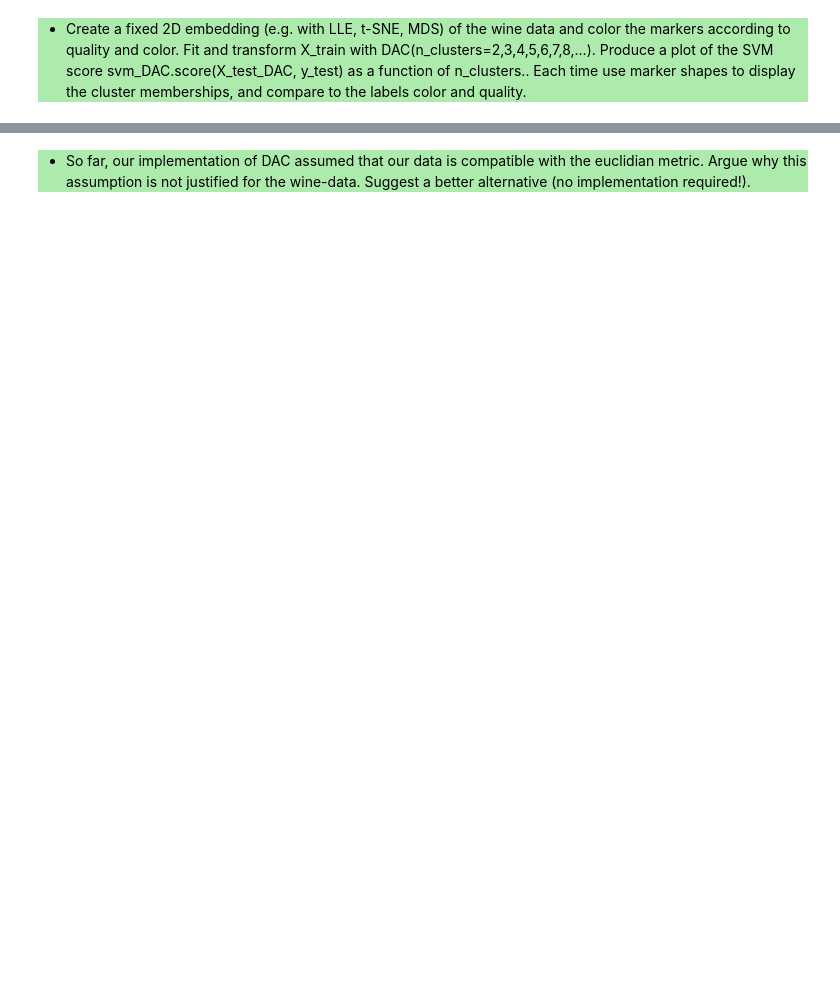
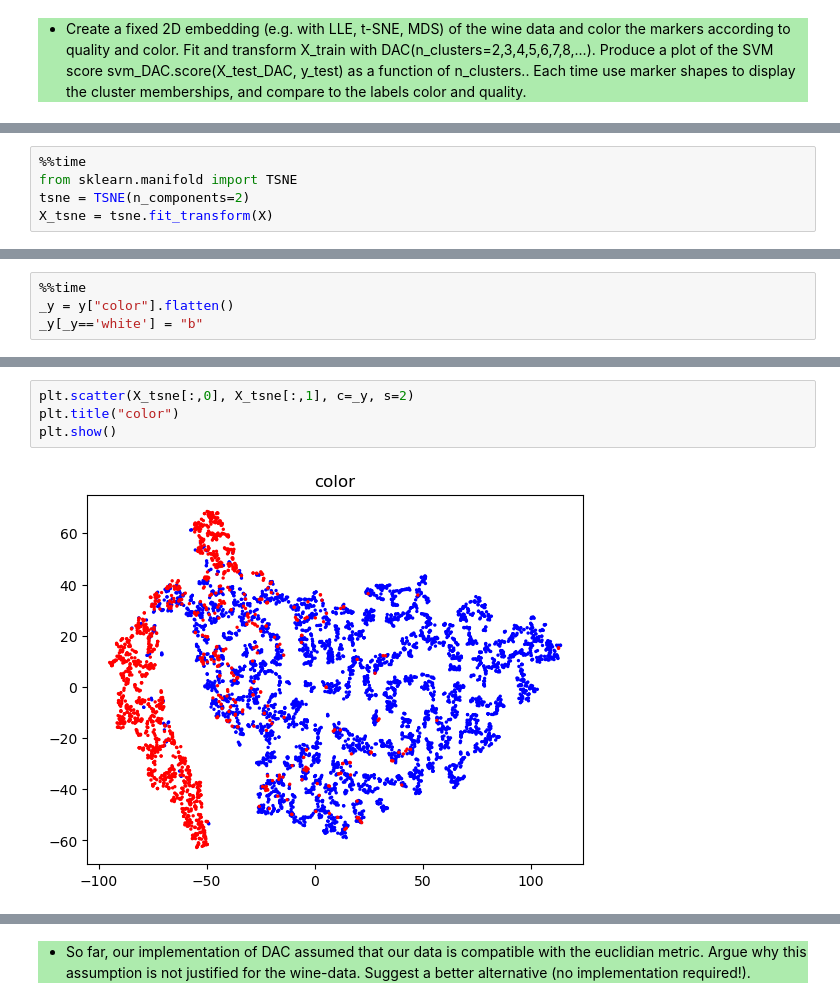
Before and after one commit to jiaqingxie/Statistical-Learning-Theory-ETHZ, a Jupyter notebook: Graded_Proj/slt-ce-2.ipynb, the cells around one changed output, grey strips where cells are left out. Cells and saved outputs as stored; diff of their text form; blank space fills up the shorter version.

```diff
--- a/Graded_Proj/slt-ce-2.ipynb
+++ b/Graded_Proj/slt-ce-2.ipynb
@@ -254,0 +305,5 @@ svm.score(X_test_kmeans, y_test)
+# %%
+%%time
+from sklearn.manifold import TSNE
+tsne = TSNE(n_components=2)
+X_tsne = tsne.fit_transform(X)
@@ -254,0 +313,4 @@ svm.score(X_test_kmeans, y_test)
+# %%
+%%time
+_y = y["color"].flatten()
+_y[_y=='white'] = "b"
@@ -254,0 +320,6 @@ svm.score(X_test_kmeans, y_test)
+# %%
+plt.scatter(X_tsne[:,0], X_tsne[:,1], c=_y, s=2)
+plt.title("color")
+plt.show()
+# %% [output]
+[figure, added]
```
Also changed, not shown: parts of 28 cells of this notebook.
